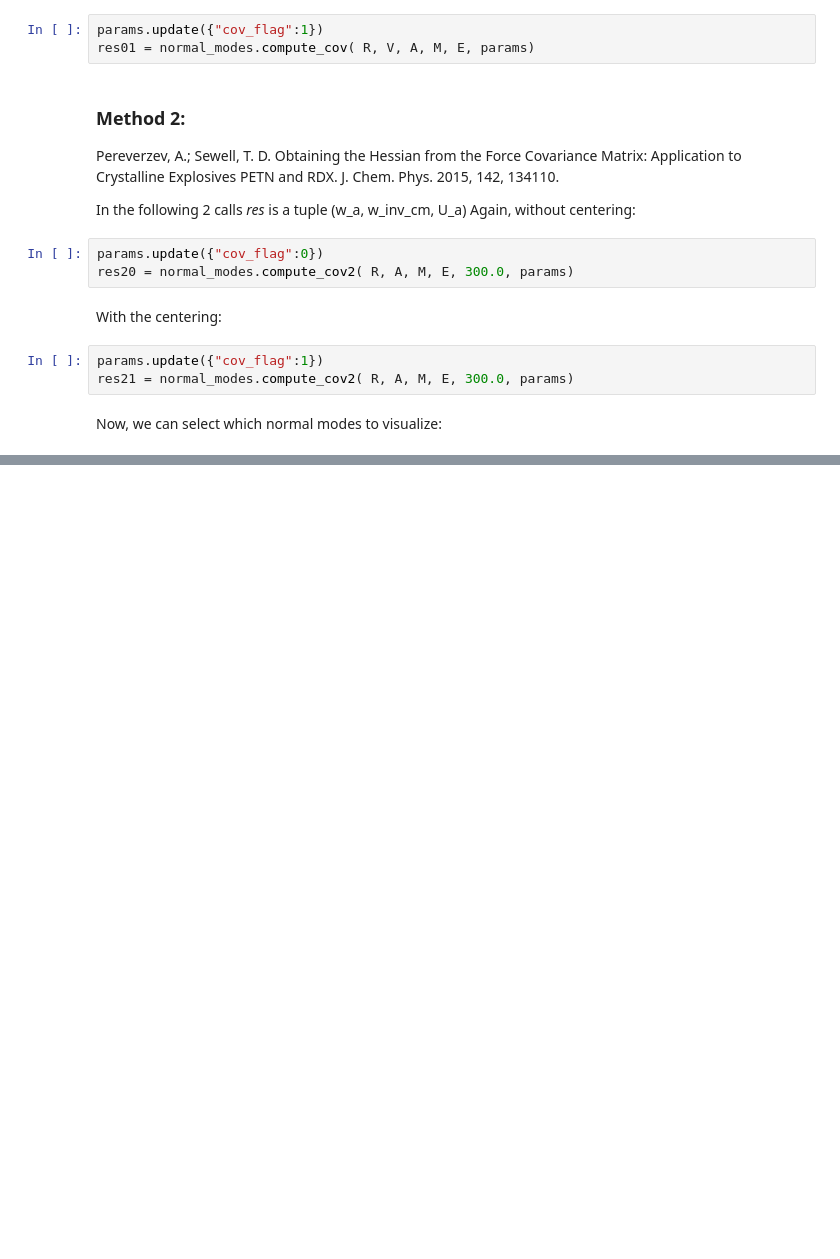
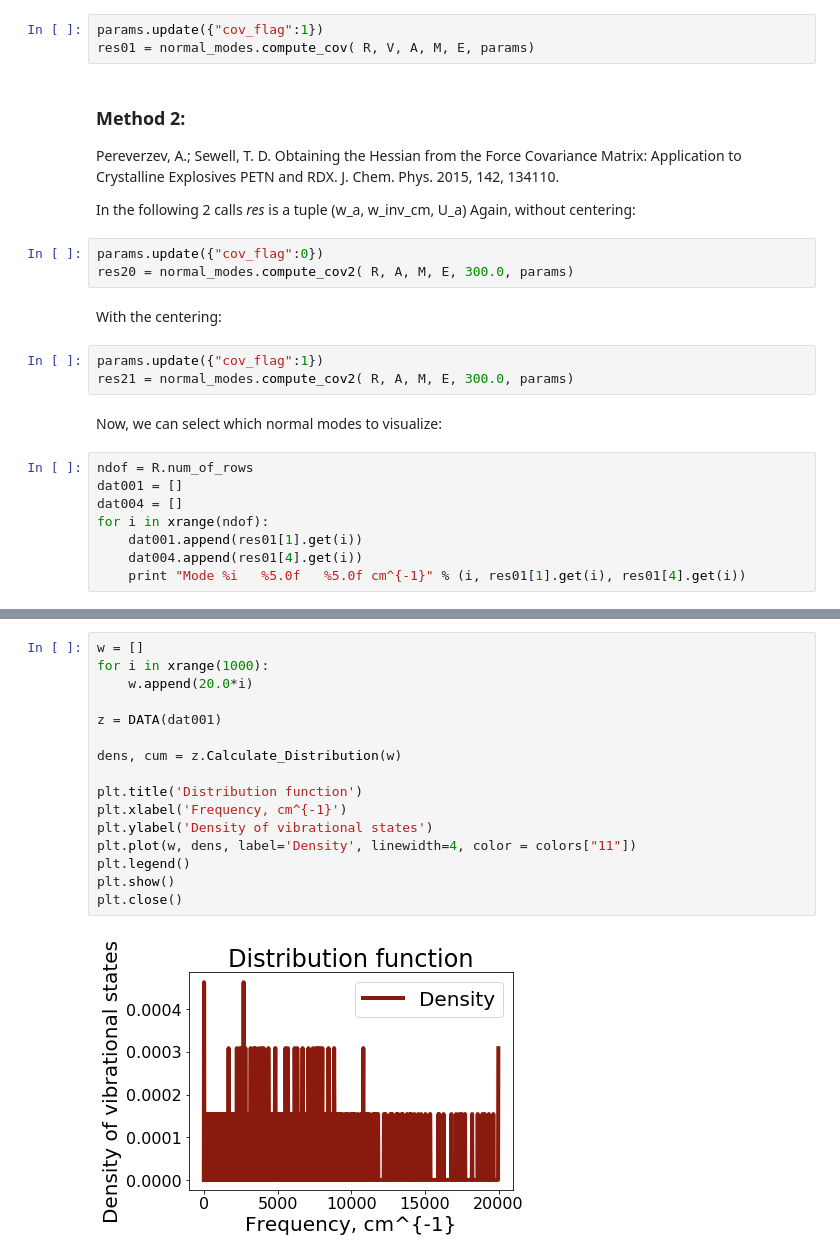
Before and after one commit to Quantum-Dynamics-Hub/libra-code, a Jupyter notebook: notebooks/Example1_normal_modes/Example1/Normal_Modes2.ipynb, the cells around one changed output, grey strips where cells are left out. Saved outputs shown, nothing was run; the diff lists cells and outputs as text; blank space fills up the shorter version.

```diff
--- a/notebooks/Example1_normal_modes/Example1/Normal_Modes2.ipynb
+++ b/notebooks/Example1_normal_modes/Example1/Normal_Modes2.ipynb
@@ -57,3 +91,11 @@ params.update({"cov_flag":1})
 res21 = normal_modes.compute_cov2( R, A, M, E, 300.0, params)
 # %% [markdown]
 Now, we can select which normal modes to visualize:
+# %%
+ndof = R.num_of_rows
+dat001 = []
+dat004 = []
+for i in xrange(ndof):
+    dat001.append(res01[1].get(i))
+    dat004.append(res01[4].get(i))
+    print "Mode %i   %5.0f   %5.0f cm^{-1}" % (i, res01[1].get(i), res01[4].get(i))
@@ -60 +120,19 @@ Now, we can select which normal modes to visualize:
+# %%
+w = []
+for i in xrange(1000):
+    w.append(20.0*i)
+
+z = DATA(dat001)
+
+dens, cum = z.Calculate_Distribution(w)
+
+plt.title('Distribution function')
+plt.xlabel('Frequency, cm^{-1}')
+plt.ylabel('Density of vibrational states')
+plt.plot(w, dens, label='Density', linewidth=4, color = colors["11"])
+plt.legend()
+plt.show()
+plt.close()
+# %% [output]
+[figure, added]
 # %%
```
Also changed, not shown: parts of 9 cells of this notebook, 4 other files.
